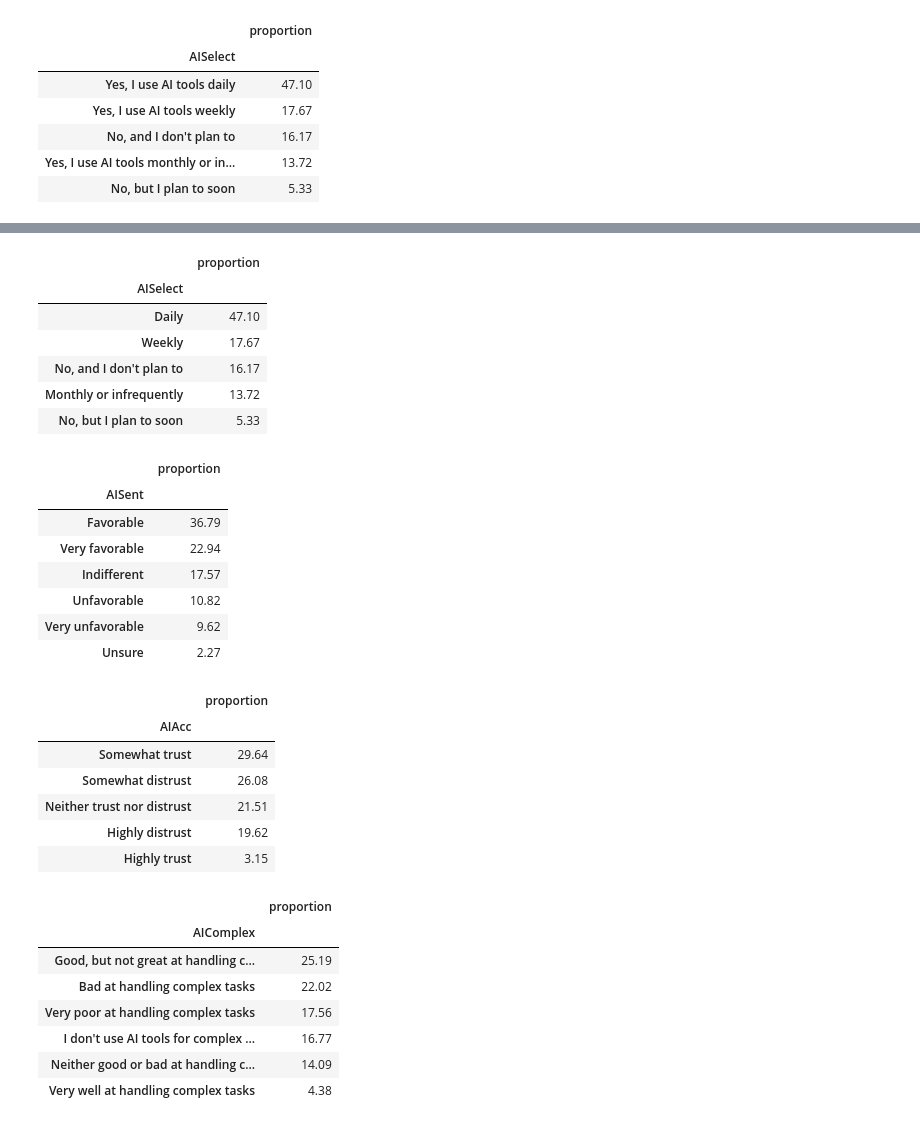
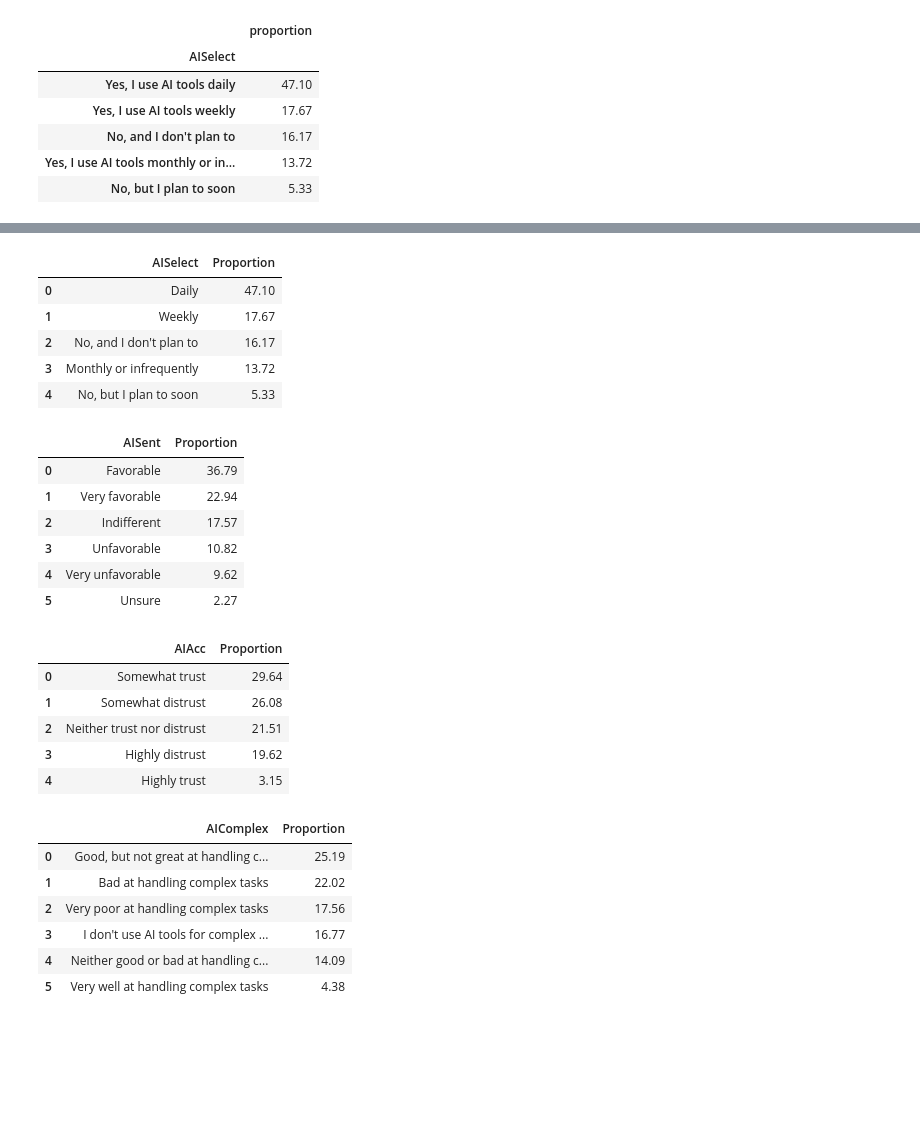
Before and after one commit to huyqng1412/IT680_Effectiveness-of-AI-in-CS, a Jupyter notebook: ai_cs_analysis.ipynb, the cells around one changed output, grey strips where cells are left out. Cells and saved outputs as stored; diff of their text form; code cells hidden in the pictures; blank space fills up the shorter version.

```diff
--- a/ai_cs_analysis.ipynb
+++ b/ai_cs_analysis.ipynb
@@ -321,49 +320,49 @@ demog_ai.head(5)
 | 3 | I am a developer by profession | 35-44 | Bachelor’s degree (B.A., B.S., B.... | 5.0 | Retail and Consumer Services | Personal curiosity/hobbies | AI CodeGen tools or AI-enabled ap... | Weekly | Favorable | ... |
 | 4 | I am a developer by profession | 35-44 | Master’s degree (M.A., M.S., M.En... | 22.0 | Software Development | Personal curiosity/hobbies | Technical documentation (is gener... | Weekly | Favorable | ... |
 # %%
-ai_select_new = pd.DataFrame(demog_ai['AISelect'].value_counts(normalize=True).mul(100).round(2))
+ai_select_new = pd.DataFrame(demog_ai['AISelect'].value_counts(normalize=True).mul(100).round(2)).reset_index()
+ai_select_new.columns = ['AISelect', 'Proportion']
 ai_select_new
 # %% [output]
-|  | proportion |
-| AISelect |  |
-| Daily | 47.10 |
-| Weekly | 17.67 |
-| No, and I don't plan to | 16.17 |
-| Monthly or infrequently | 13.72 |
-| No, but I plan to soon | 5.33 |
+|  | AISelect | Proportion |
+| 0 | Daily | 47.10 |
+| 1 | Weekly | 17.67 |
+| 2 | No, and I don't plan to | 16.17 |
+| 3 | Monthly or infrequently | 13.72 |
+| 4 | No, but I plan to soon | 5.33 |
 # %%
-ai_sent = pd.DataFrame(demog_ai['AISent'].value_counts(normalize=True).mul(100).round(2))
+ai_sent = pd.DataFrame(demog_ai['AISent'].value_counts(normalize=True).mul(100).round(2)).reset_index()
+ai_sent.columns = ['AISent', 'Proportion']
 ai_sent
 # %% [output]
-|  | proportion |
-| AISent |  |
-| Favorable | 36.79 |
-| Very favorable | 22.94 |
-| Indifferent | 17.57 |
-| Unfavorable | 10.82 |
-| Very unfavorable | 9.62 |
-| Unsure | 2.27 |
+|  | AISent | Proportion |
+| 0 | Favorable | 36.79 |
+| 1 | Very favorable | 22.94 |
+| 2 | Indifferent | 17.57 |
+| 3 | Unfavorable | 10.82 |
+| 4 | Very unfavorable | 9.62 |
+| 5 | Unsure | 2.27 |
 # %%
-ai_acc = pd.DataFrame(demog_ai['AIAcc'].value_counts(normalize=True).mul(100).round(2))
+ai_acc = pd.DataFrame(demog_ai['AIAcc'].value_counts(normalize=True).mul(100).round(2)).reset_index()
+ai_acc.columns = ['AIAcc', 'Proportion']
 ai_acc
 # %% [output]
-|  | proportion |
-| AIAcc |  |
-| Somewhat trust | 29.64 |
-| Somewhat distrust | 26.08 |
-| Neither trust nor distrust | 21.51 |
-| Highly distrust | 19.62 |
-| Highly trust | 3.15 |
+|  | AIAcc | Proportion |
+| 0 | Somewhat trust | 29.64 |
+| 1 | Somewhat distrust | 26.08 |
+| 2 | Neither trust nor distrust | 21.51 |
+| 3 | Highly distrust | 19.62 |
+| 4 | Highly trust | 3.15 |
 # %%
-ai_complex = pd.DataFrame(demog_ai['AIComplex'].value_counts(normalize=True).mul(100).round(2))
+ai_complex = pd.DataFrame(demog_ai['AIComplex'].value_counts(normalize=True).mul(100).round(2)).reset_index()
+ai_complex.columns = ['AIComplex', 'Proportion']
 ai_complex
 # %% [output]
-|  | proportion |
-| AIComplex |  |
-| Good, but not great at handling c... | 25.19 |
-| Bad at handling complex tasks | 22.02 |
-| Very poor at handling complex tasks | 17.56 |
-| I don't use AI tools for complex ... | 16.77 |
-| Neither good or bad at handling c... | 14.09 |
-| Very well at handling complex tasks | 4.38 |
+|  | AIComplex | Proportion |
+| 0 | Good, but not great at handling c... | 25.19 |
+| 1 | Bad at handling complex tasks | 22.02 |
+| 2 | Very poor at handling complex tasks | 17.56 |
+| 3 | I don't use AI tools for complex ... | 16.77 |
+| 4 | Neither good or bad at handling c... | 14.09 |
+| 5 | Very well at handling complex tasks | 4.38 |
 # %%
```
Also changed, not shown: parts of 12 cells of this notebook.
